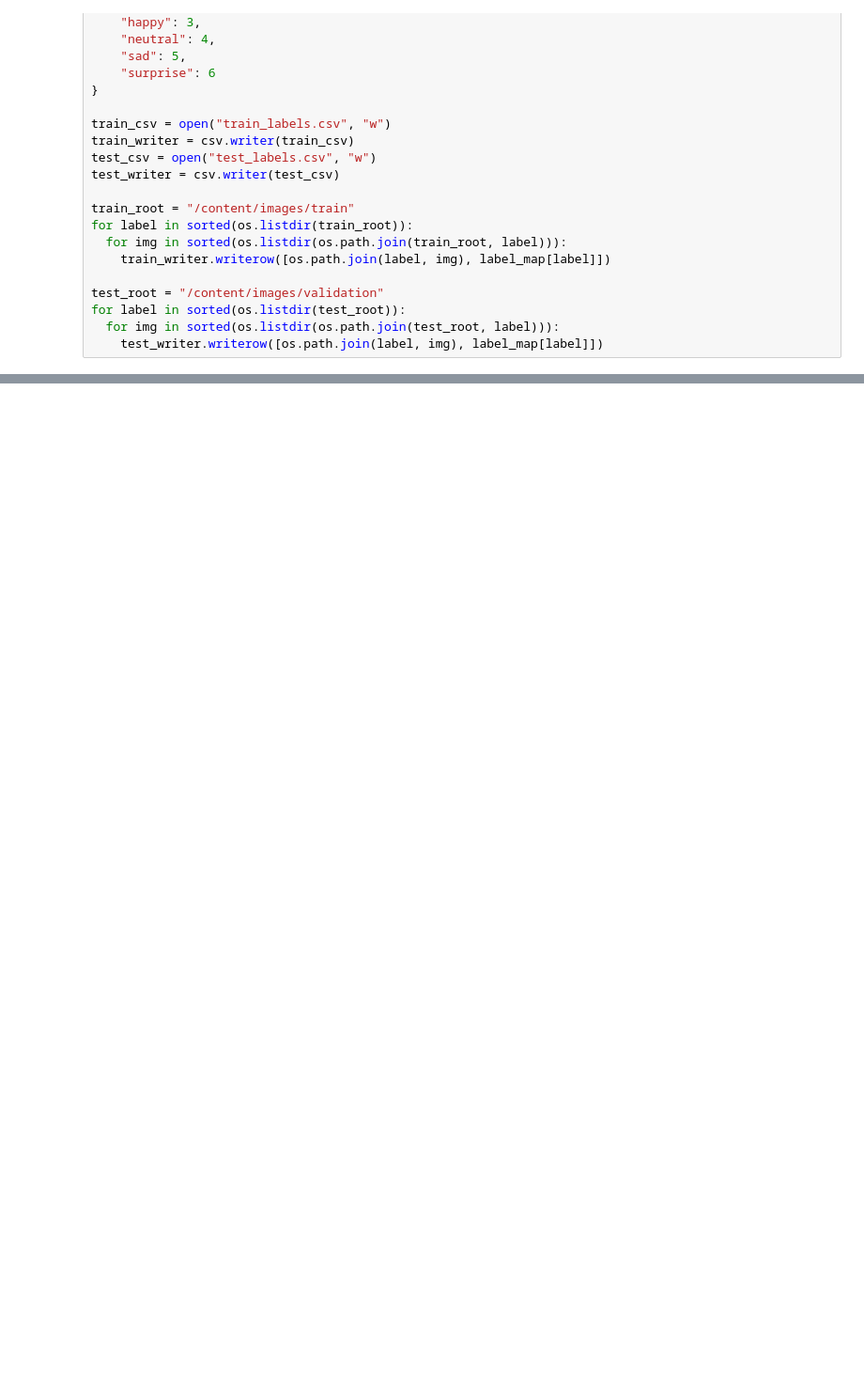
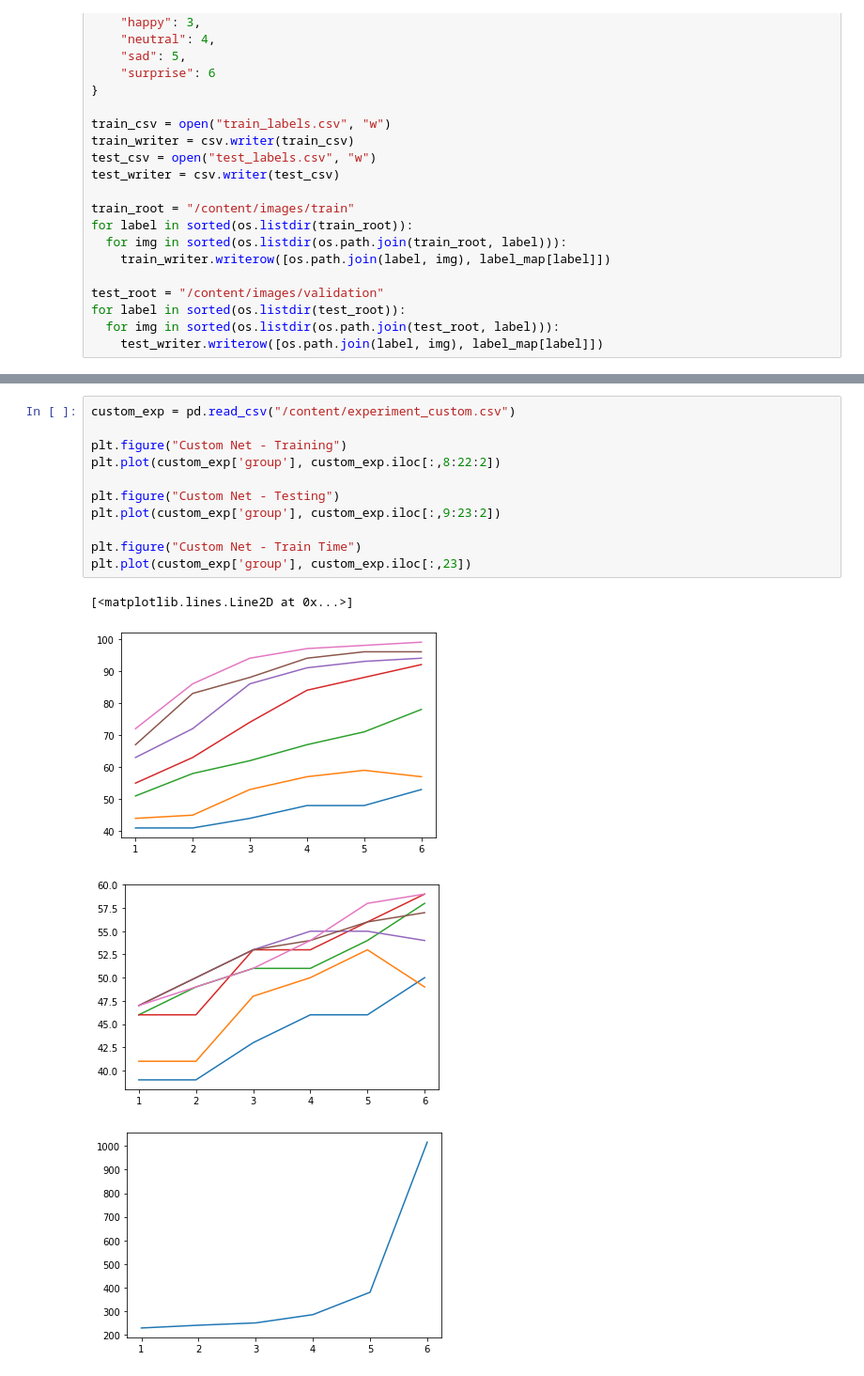
Before and after one commit to hayden-huynh/Facial-Expression-Image-Classifier, a Jupyter notebook: Facial_Expression_Image_Classifier.ipynb, the cells around one changed output, grey strips where cells are left out. Shown at 94% size. Drawn from its saved outputs; the diff is of its cells as text; blank space fills up the shorter version.

```diff
--- a/Facial_Expression_Image_Classifier.ipynb
+++ b/Facial_Expression_Image_Classifier.ipynb
@@ -286,0 +347,16 @@ Accuracy: 57
+# %%
+custom_exp = pd.read_csv("/content/experiment_custom.csv")
+
+plt.figure("Custom Net - Training")
+plt.plot(custom_exp['group'], custom_exp.iloc[:,8:22:2])
+
+plt.figure("Custom Net - Testing")
+plt.plot(custom_exp['group'], custom_exp.iloc[:,9:23:2])
+
+plt.figure("Custom Net - Train Time")
+plt.plot(custom_exp['group'], custom_exp.iloc[:,23])
+# %% [output]
+[<matplotlib.lines.Line2D at 0x...>]
+[figure, added]
+[figure, added]
+[figure, added]
```
Also changed, not shown: parts of 16 cells of this notebook.
